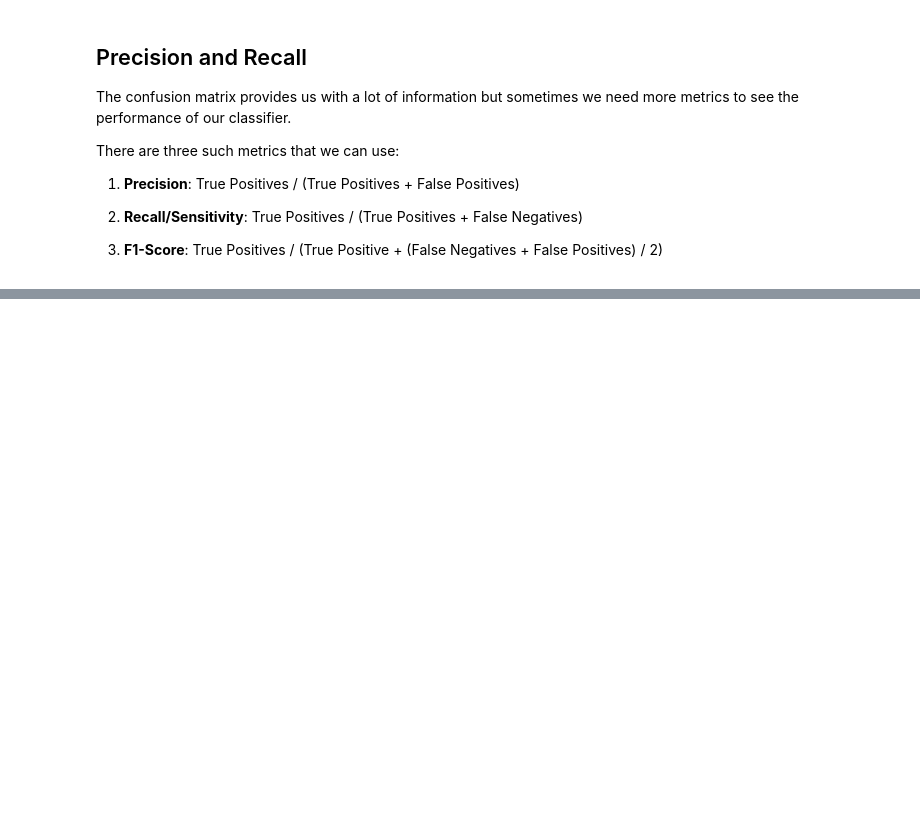
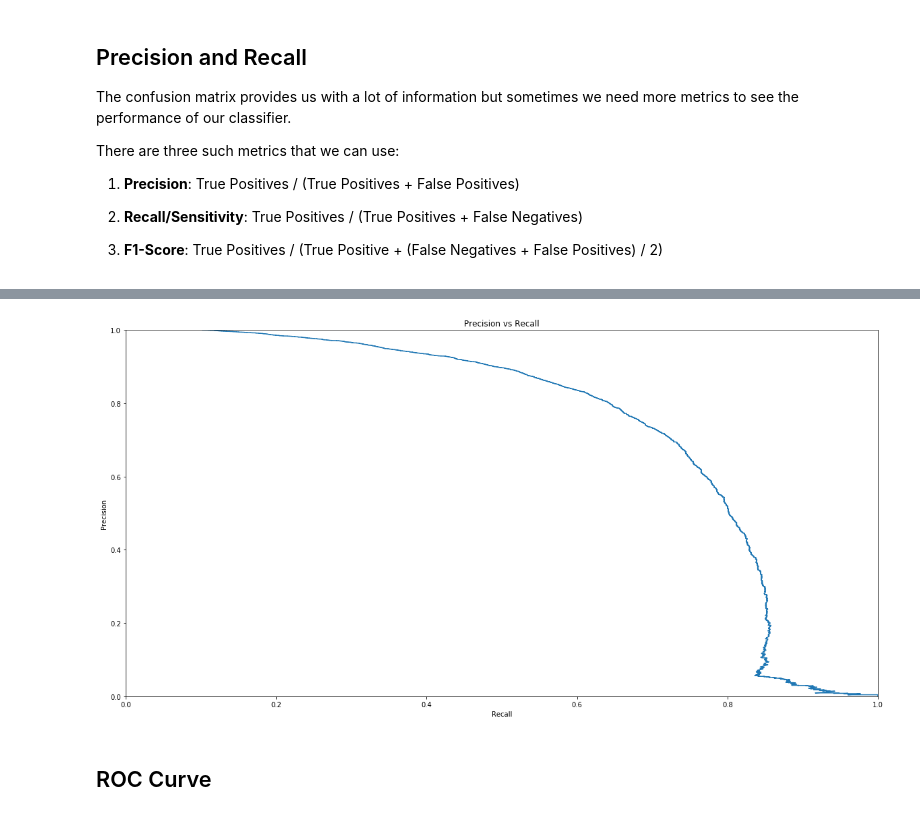
Before and after one commit to anujdutt9/Machine-Learning-Nanodegree, a Jupyter notebook: Classification/Classification.ipynb, the cells around one changed output, grey strips where cells are left out. Saved outputs shown, nothing was run; the diff lists cells and outputs as text; code cells hidden in the pictures; blank space fills up the shorter version.

```diff
--- a/Classification/Classification.ipynb
+++ b/Classification/Classification.ipynb
@@ -265,0 +406,17 @@ There are three such metrics that we can use:
+# %%
+# Precision vs Recall Curve
+def precision_vs_recall(precisions=None,recalls=None):
+    plt.figure(figsize=(20,10))
+    plt.plot(precisions,recalls)
+    plt.xlim([0,1])
+    plt.ylim([0,1])
+    plt.xlabel('Recall')
+    plt.ylabel('Precision')
+    plt.title('Precision vs Recall')
+# %%
+# Precision vs Recall Curve
+precision_vs_recall(precisions=precisions, recalls=recalls)
+# %% [output]
+[figure, added]
+# %% [markdown]
+## ROC Curve
```
Also changed, not shown: parts of 35 cells of this notebook.
